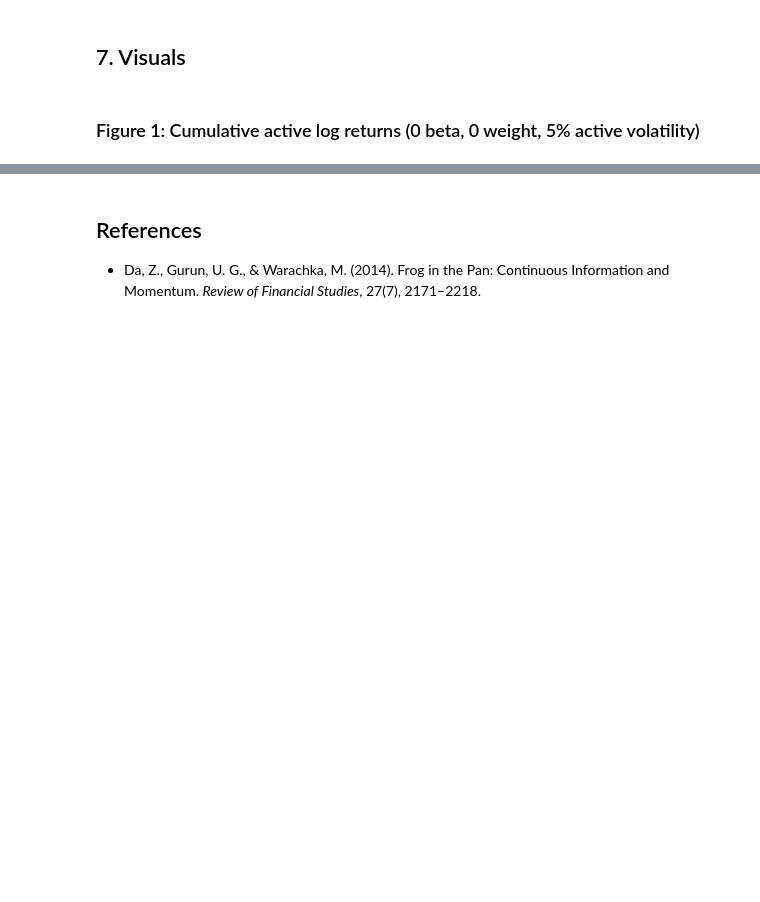
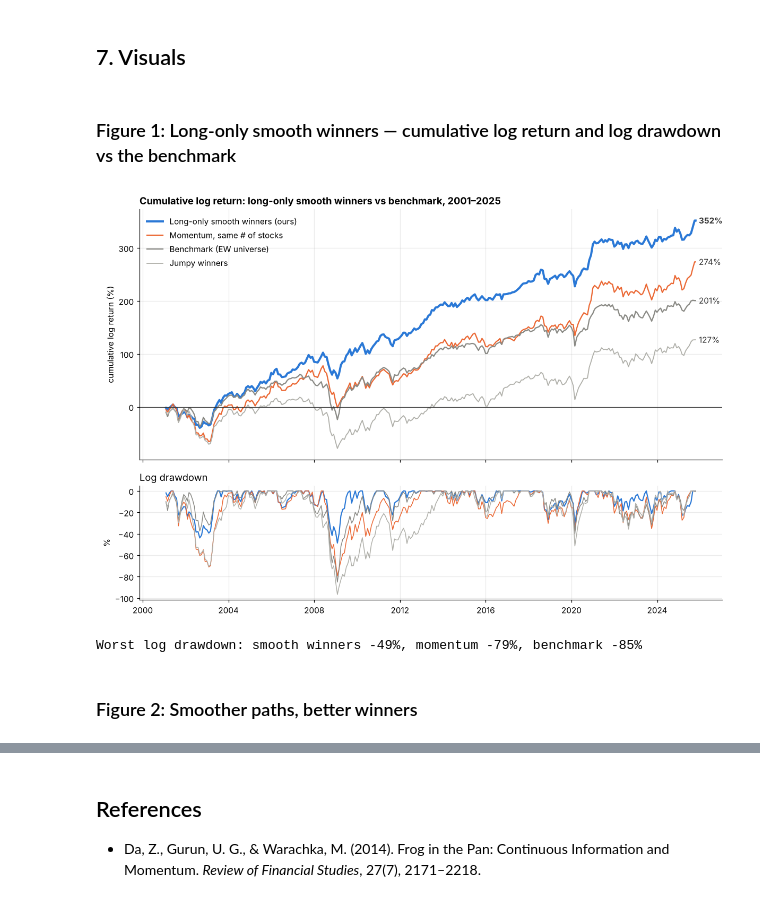
Before and after one commit to taylorotho/Quant_continuous_return_method, a Jupyter notebook: FINAL.ipynb, the cells around one changed output, grey strips where cells are left out. Drawn from its saved outputs; the diff is of its cells as text; code cells hidden in the pictures; blank space fills up the shorter version.

```diff
--- a/FINAL.ipynb
+++ b/FINAL.ipynb
@@ -76,5 +510,28 @@ We test whether the signal predicts next-month returns. The tests are the monthl
 # %% [markdown]
 ## 7. Visuals
+# %% [markdown]
+### Figure 1: Long-only smooth winners — cumulative log return and log drawdown vs the benchmark
+# %%
+fig, (ax1, ax2) = plt.subplots(2, 1, figsize=(11, 7.5), sharex=True, gridspec_kw={"height_ratios": [2.2, 1]})
+lines = [("Long-only smooth winners (ours)", LO, BLUE, 2.6), ("Momentum, same # of stocks", LO_mom, ORANGE, 1.5),
+         ("Benchmark (EW universe)", bench_only, GRAY, 1.5), ("Jumpy winners", LO_jumpy, "#b0b0aa", 1.2)]
+for name, r, color, lw in lines:
+    cum = np.cumsum(np.log1p(r["port"].to_numpy())) * 100
+    ax1.plot(r["date"], cum, color=color, lw=lw, label=name)
+    ax1.annotate(f"{cum[-1]:.0f}%", (r["date"][-1], cum[-1]), xytext=(4, 0), textcoords="offset points", va="center",
+                 fontsize=10, fontweight="bold" if color == BLUE else "normal", color="#333")
+    ax2.plot(r["date"], cum - np.maximum.accumulate(np.maximum(cum, 0)), color=color, lw=1.4 if color == BLUE else 1)
+ax1.axhline(0, color="#333", lw=0.8)
+ax1.set_ylabel("cumulative log return (%)")
+ax1.set_title("Cumulative log return: long-only smooth winners vs benchmark, 2001–2025", loc="left", fontweight="bold", fontsize=12)
+ax1.legend(frameon=False, loc="upper left")
+ax2.set_title("Log drawdown", loc="left"); ax2.set_ylabel("%")
+fig.tight_layout(); plt.show()
+ldd = lambda x: (lambda cm: (cm - np.maximum.accumulate(np.maximum(cm, 0))).min())(np.cumsum(np.log1p(x)) * 100)
+print(f"Worst log drawdown: smooth winners {ldd(LO['port'].to_numpy()):.0f}%, momentum {ldd(LO_mom['port'].to_numpy()):.0f}%, benchmark {ldd(LO['bench'].to_numpy()):.0f}%")
+# %% [output]
+[figure, added]
+Worst log drawdown: smooth winners -49%, momentum -79%, benchmark -85%
 # %% [markdown]
-### Figure 1: Cumulative active log returns (0 beta, 0 weight, 5% active volatility)
+### Figure 2: Smoother paths, better winners
 # %%
```
Also changed, not shown: parts of 26 cells of this notebook.
